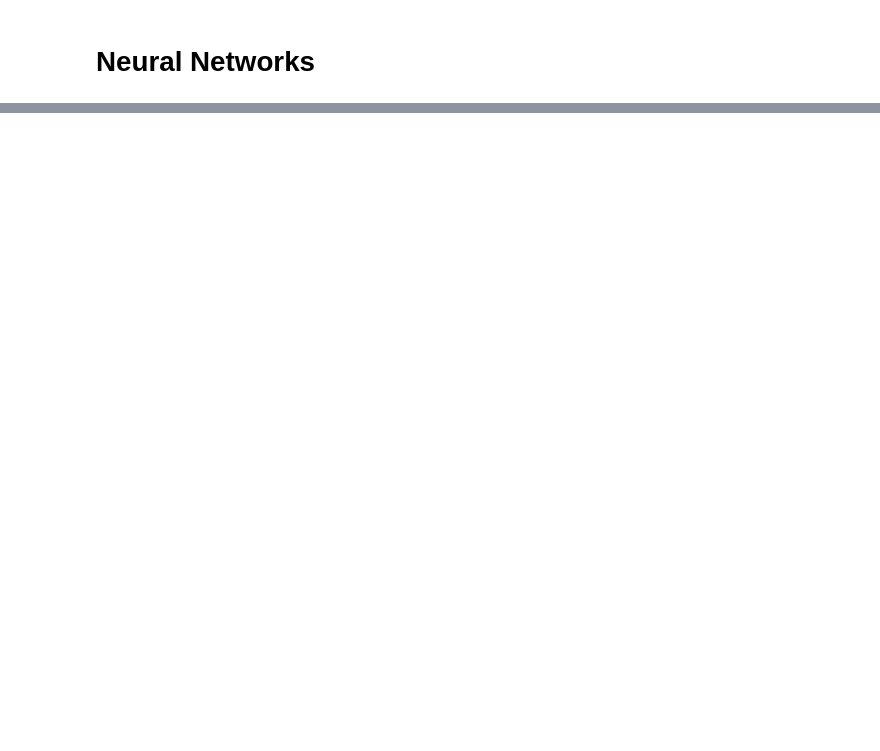
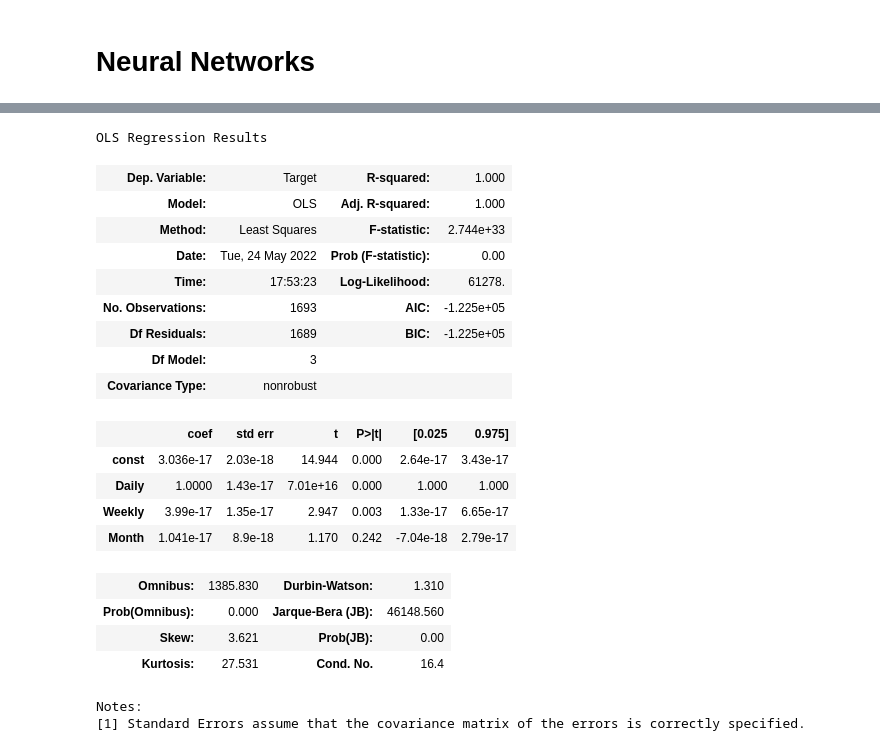
Before and after one commit to Samhith-Thinkartha/ML_Stub, a Jupyter notebook: VolatilityPrediction.ipynb, the cells around one changed output, grey strips where cells are left out. Drawn from its saved outputs; the diff is of its cells as text; code cells hidden in the pictures; blank space fills up the shorter version.

```diff
--- a/VolatilityPrediction.ipynb
+++ b/VolatilityPrediction.ipynb
@@ -302,0 +382,25 @@ nn_forecast_df.loc[[dt]].values[0].item()
+# %%
+results = sm.OLS(y_train, X_train).fit()
+results.summary()
+# %% [output]
+OLS Regression Results
+| Dep. Variable: | Target | R-squared: | 1.000 |
+| Model: | OLS | Adj. R-squared: | 1.000 |
+| Method: | Least Squares | F-statistic: | 2.744e+33 |
+| Date: | Tue, 24 May 2022 | Prob (F-statistic): | 0.00 |
+| Time: | 17:53:23 | Log-Likelihood: | 61278. |
+| No. Observations: | 1693 | AIC: | -1.225e+05 |
+| Df Residuals: | 1689 | BIC: | -1.225e+05 |
+| Df Model: | 3 |  |  |
+| Covariance Type: | nonrobust |  |  |
+|  | coef | std err | t | P>|t| | [0.025 | 0.975] |
+| const | 3.036e-17 | 2.03e-18 | 14.944 | 0.000 | 2.64e-17 | 3.43e-17 |
+| Daily | 1.0000 | 1.43e-17 | 7.01e+16 | 0.000 | 1.000 | 1.000 |
+| Weekly | 3.99e-17 | 1.35e-17 | 2.947 | 0.003 | 1.33e-17 | 6.65e-17 |
+| Month | 1.041e-17 | 8.9e-18 | 1.170 | 0.242 | -7.04e-18 | 2.79e-17 |
+| Omnibus: | 1385.830 | Durbin-Watson: | 1.310 |
+| Prob(Omnibus): | 0.000 | Jarque-Bera (JB): | 46148.560 |
+| Skew: | 3.621 | Prob(JB): | 0.00 |
+| Kurtosis: | 27.531 | Cond. No. | 16.4 |
+Notes:
+[1] Standard Errors assume that the covariance matrix of the errors is correctly specified.
```
Also changed, not shown: parts of 22 cells of this notebook.
